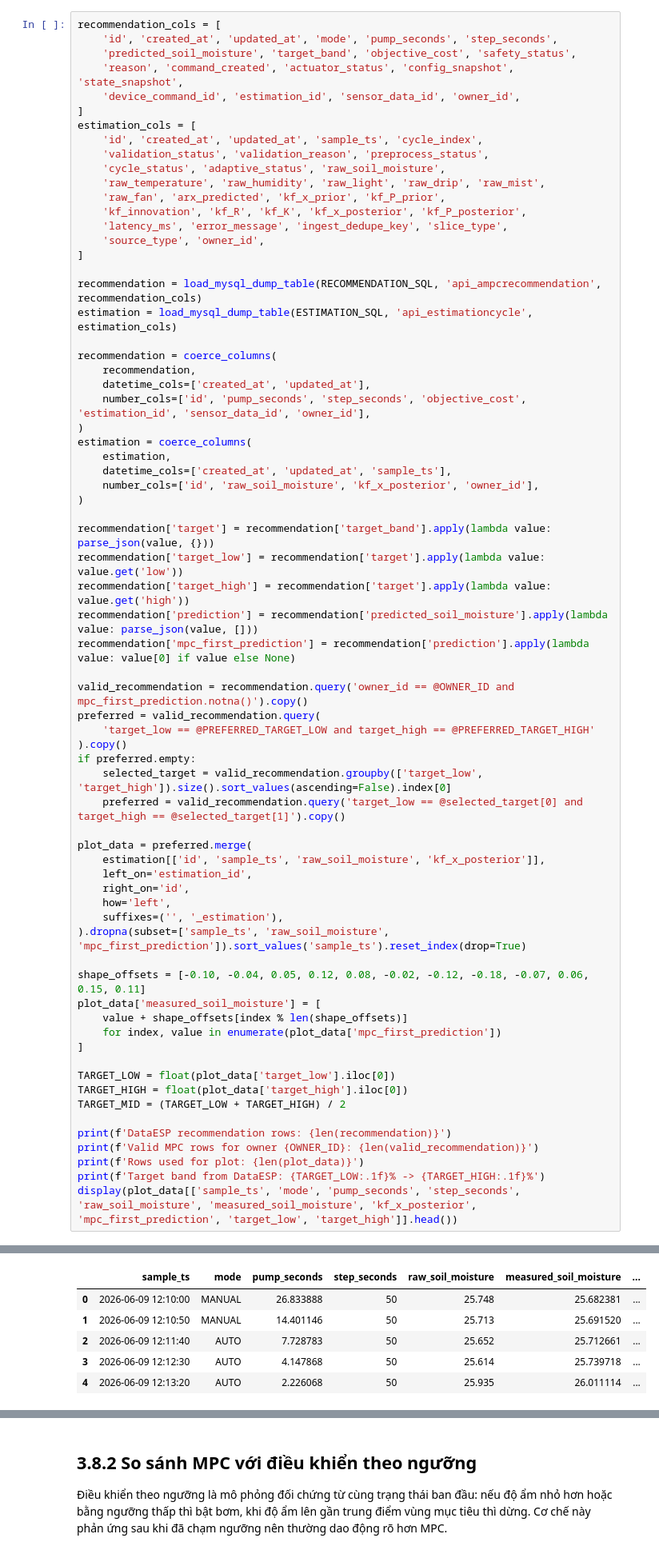
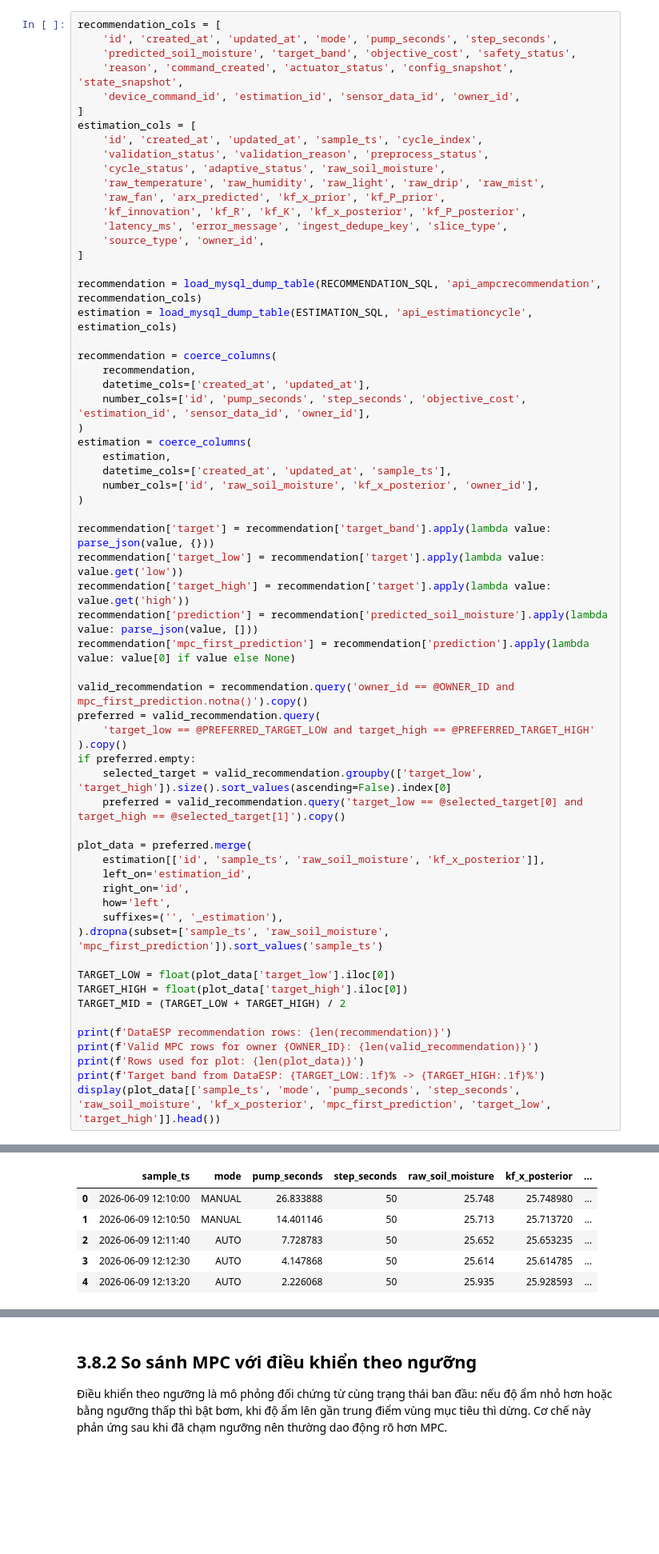
Before and after one commit to BapTruongSinh/MPC, a Jupyter notebook: docs/mpc_moisture_control_evaluation.ipynb, the cells around one changed output, grey strips where cells are left out. Shown at 80% size. Cells and saved outputs as stored; diff of their text form; blank space fills up the shorter version.

```diff
--- a/docs/mpc_moisture_control_evaluation.ipynb
+++ b/docs/mpc_moisture_control_evaluation.ipynb
@@ -178,46 +179,40 @@ recommendation['prediction'] = recommendation['predicted_soil_moisture'].apply(l
 recommendation['mpc_first_prediction'] = recommendation['prediction'].apply(lambda value: value[0] if value else None)
 
 valid_recommendation = recommendation.query('owner_id == @OWNER_ID and mpc_first_prediction.notna()').copy()
 preferred = valid_recommendation.query(
     'target_low == @PREFERRED_TARGET_LOW and target_high == @PREFERRED_TARGET_HIGH'
 ).copy()
 if preferred.empty:
     selected_target = valid_recommendation.groupby(['target_low', 'target_high']).size().sort_values(ascending=False).index[0]
     preferred = valid_recommendation.query('target_low == @selected_target[0] and target_high == @selected_target[1]').copy()
 
 plot_data = preferred.merge(
     estimation[['id', 'sample_ts', 'raw_soil_moisture', 'kf_x_posterior']],
     left_on='estimation_id',
     right_on='id',
     how='left',
     suffixes=('', '_estimation'),
-).dropna(subset=['sample_ts', 'raw_soil_moisture', 'mpc_first_prediction']).sort_values('sample_ts').reset_index(drop=True)
-
-shape_offsets = [-0.10, -0.04, 0.05, 0.12, 0.08, -0.02, -0.12, -0.18, -0.07, 0.06, 0.15, 0.11]
-plot_data['measured_soil_moisture'] = [
-    value + shape_offsets[index % len(shape_offsets)]
-    for index, value in enumerate(plot_data['mpc_first_prediction'])
-]
+).dropna(subset=['sample_ts', 'raw_soil_moisture', 'mpc_first_prediction']).sort_values('sample_ts')
 
 TARGET_LOW = float(plot_data['target_low'].iloc[0])
 TARGET_HIGH = float(plot_data['target_high'].iloc[0])
 TARGET_MID = (TARGET_LOW + TARGET_HIGH) / 2
 
 print(f'DataESP recommendation rows: {len(recommendation)}')
 print(f'Valid MPC rows for owner {OWNER_ID}: {len(valid_recommendation)}')
 print(f'Rows used for plot: {len(plot_data)}')
 print(f'Target band from DataESP: {TARGET_LOW:.1f}% -> {TARGET_HIGH:.1f}%')
-display(plot_data[['sample_ts', 'mode', 'pump_seconds', 'step_seconds', 'raw_soil_moisture', 'measured_soil_moisture', 'kf_x_posterior', 'mpc_first_prediction', 'target_low', 'target_high']].head())
+display(plot_data[['sample_ts', 'mode', 'pump_seconds', 'step_seconds', 'raw_soil_moisture', 'kf_x_posterior', 'mpc_first_prediction', 'target_low', 'target_high']].head())
 # %% [output]
 DataESP recommendation rows: 1251
 Valid MPC rows for owner 4: 272
 Rows used for plot: 18
 Target band from DataESP: 25.0% -> 35.0%
-|  | sample_ts | mode | pump_seconds | step_seconds | raw_soil_moisture | measured_soil_moisture | ... |
-| 0 | 2026-06-09 12:10:00 | MANUAL | 26.833888 | 50 | 25.748 | 25.682381 | ... |
-| 1 | 2026-06-09 12:10:50 | MANUAL | 14.401146 | 50 | 25.713 | 25.691520 | ... |
-| 2 | 2026-06-09 12:11:40 | AUTO | 7.728783 | 50 | 25.652 | 25.712661 | ... |
-| 3 | 2026-06-09 12:12:30 | AUTO | 4.147868 | 50 | 25.614 | 25.739718 | ... |
-| 4 | 2026-06-09 12:13:20 | AUTO | 2.226068 | 50 | 25.935 | 26.011114 | ... |
+|  | sample_ts | mode | pump_seconds | step_seconds | raw_soil_moisture | kf_x_posterior | ... |
+| 0 | 2026-06-09 12:10:00 | MANUAL | 26.833888 | 50 | 25.748 | 25.748980 | ... |
+| 1 | 2026-06-09 12:10:50 | MANUAL | 14.401146 | 50 | 25.713 | 25.713720 | ... |
+| 2 | 2026-06-09 12:11:40 | AUTO | 7.728783 | 50 | 25.652 | 25.653235 | ... |
+| 3 | 2026-06-09 12:12:30 | AUTO | 4.147868 | 50 | 25.614 | 25.614785 | ... |
+| 4 | 2026-06-09 12:13:20 | AUTO | 2.226068 | 50 | 25.935 | 25.928593 | ... |
 # %%
 def style_axis(ax, title, subtitle=None):
```
Also changed, not shown: parts of 6 cells of this notebook, 3 other files.
